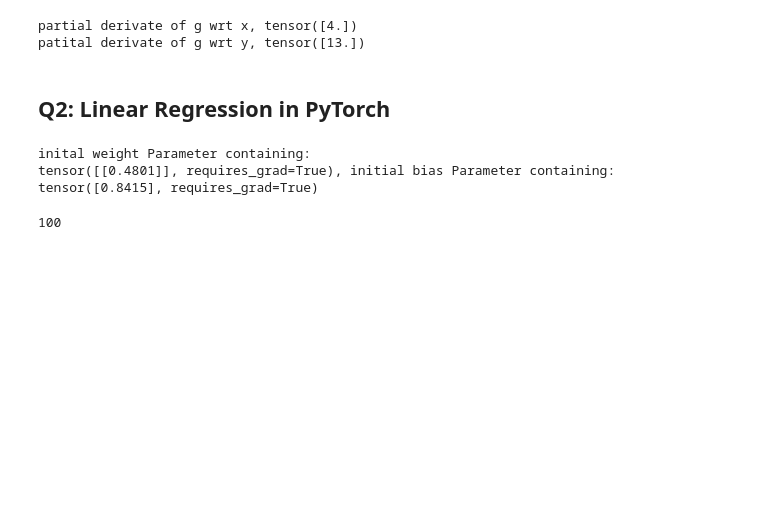
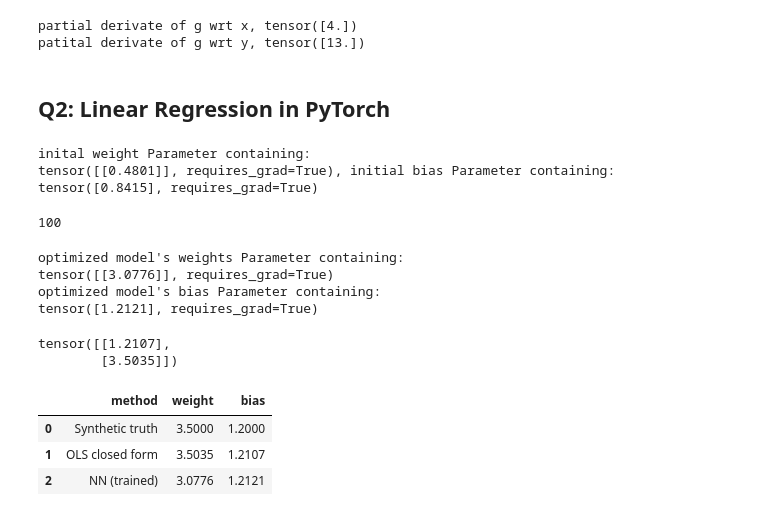
Before and after one commit to daniloldn/D200, a Jupyter notebook: Problem_set_1/Notebook/problem_set_1.ipynb, the cells around one changed output. Saved outputs shown, nothing was run; the diff lists cells and outputs as text; code cells hidden in the pictures; blank space fills up the shorter version.

Commit message:
comparison table

```diff
--- a/Problem_set_1/Notebook/problem_set_1.ipynb
+++ b/Problem_set_1/Notebook/problem_set_1.ipynb
@@ -143,3 +146,51 @@ df2 = pd.DataFrame({
 
 fig = px.scatter(df2, x="epoches", y = "loss")
 fig.show()
+# %%
+#understanding the optimized model
+
+print(f"optimized model's weights {model.linear.weight}")
+print(f"optimized model's bias {model.linear.bias}")
+# %% [output]
+optimized model's weights Parameter containing:
+tensor([[3.0776]], requires_grad=True)
+optimized model's bias Parameter containing:
+tensor([1.2121], requires_grad=True)
+# %%
+intercept = torch.tensor(np.ones((100, 1)), dtype=torch.float32)
+X_analtical = torch.cat((intercept, X), 1)
+X_t_analytical = X_analtical.transpose(0,1)
+
+beta = (torch.linalg.inv(X_t_analytical@X_analtical))@(X_t_analytical@y)
+beta
+# %% [output]
+tensor([[1.2107],
+        [3.5035]])
+# %%
+# Compare ground truth, analytical OLS, and NN estimates
+results = pd.DataFrame(
+    [
+        {
+            "method": "Synthetic truth",
+            "weight": float(true_weight),
+            "bias": float(true_bias),
+        },
+        {
+            "method": "OLS closed form",
+            "weight": float(beta[1].item()),
+            "bias": float(beta[0].item()),
+        },
+        {
+            "method": "NN (trained)",
+            "weight": float(model.linear.weight.detach().item()),
+            "bias": float(model.linear.bias.detach().item()),
+        },
+    ]
+).round(4)
+
+results
+# %% [output]
+|  | method | weight | bias |
+| 0 | Synthetic truth | 3.5000 | 1.2000 |
+| 1 | OLS closed form | 3.5035 | 1.2107 |
+| 2 | NN (trained) | 3.0776 | 1.2121 |
```
Also changed, not shown: parts of 3 cells of this notebook.
